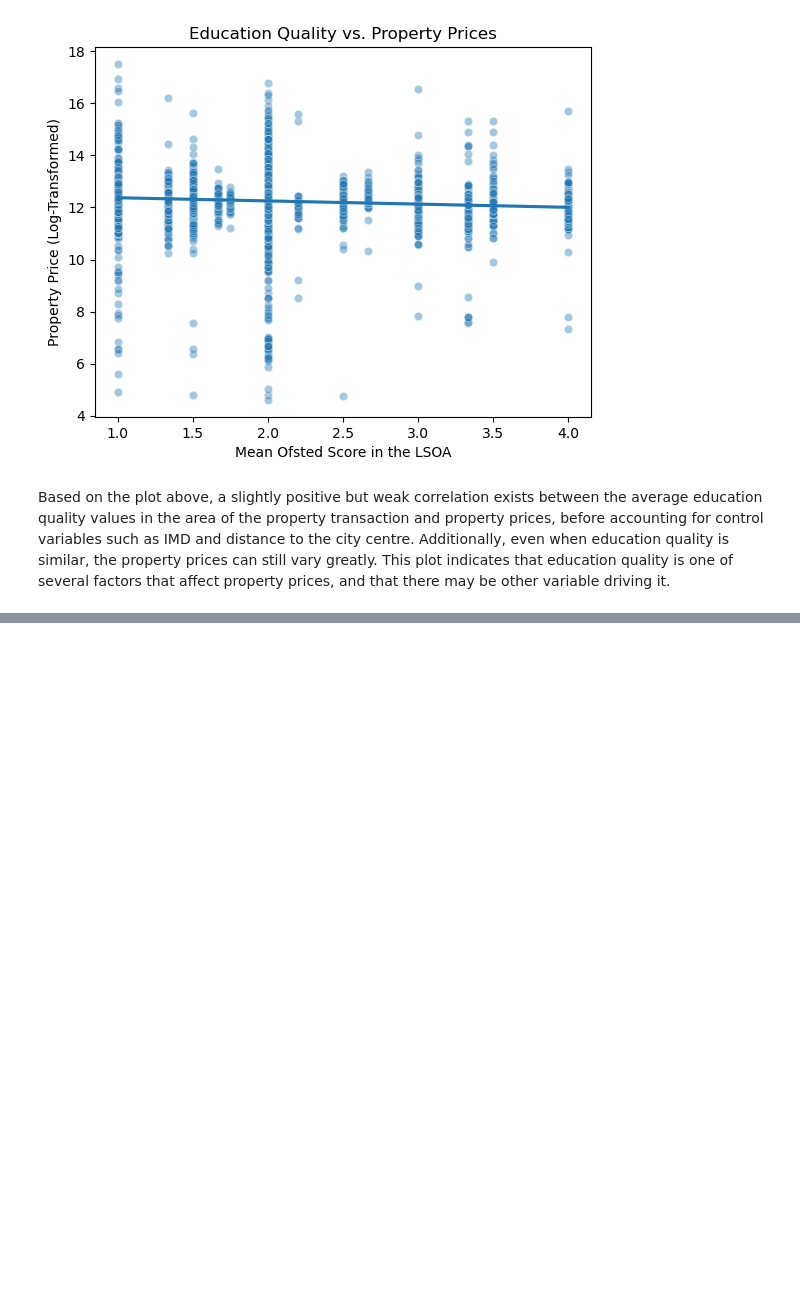
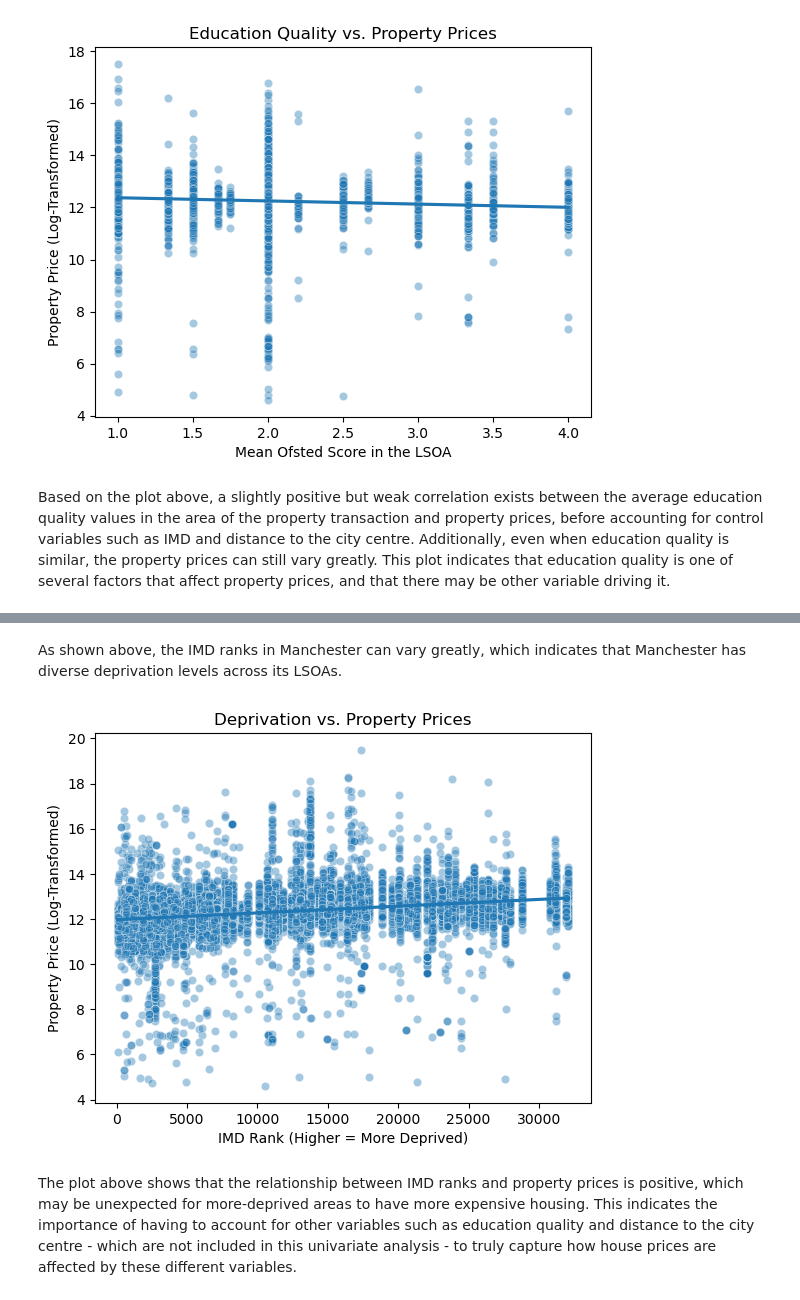
Before and after one commit to jonathanskuy/manchester-property-vs-education, a Jupyter notebook: notebooks/manchester_property_vs_education.ipynb, the cells around one changed output, grey strips where cells are left out. Saved outputs shown, nothing was run; the diff lists cells and outputs as text; code cells hidden in the pictures; blank space fills up the shorter version.

Commit message:
Exploring Control Variables

```diff
--- a/notebooks/manchester_property_vs_education.ipynb
+++ b/notebooks/manchester_property_vs_education.ipynb
@@ -1106,0 +1131,15 @@ Based on the plot above, a slightly positive but weak correlation exists between
+# %% [markdown]
+As shown above, the IMD ranks in Manchester can vary greatly, which indicates that Manchester has diverse deprivation levels across its LSOAs.
+# %%
+# Plotting the relationship between IMD ranks and property prices
+
+sns.scatterplot(data=df_final, x='imd_rank', y='log_price', alpha=0.4)
+sns.regplot(data=df_final, x='imd_rank', y='log_price', scatter=False)
+plt.xlabel('IMD Rank (Higher = More Deprived)')
+plt.ylabel('Property Price (Log-Transformed)')
+plt.title('Deprivation vs. Property Prices')
+plt.show()
+# %% [output]
+[figure, added]
+# %% [markdown]
+The plot above shows that the relationship between IMD ranks and property prices is positive, which may be unexpected for more-deprived areas to have more expensive housing. This indicates the importance of having to account for other variables such as education quality and distance to the city centre - which are not included in this univariate analysis - to truly capture how house prices are affected by these different variables.
```
Also changed, not shown: parts of 7 cells of this notebook.
